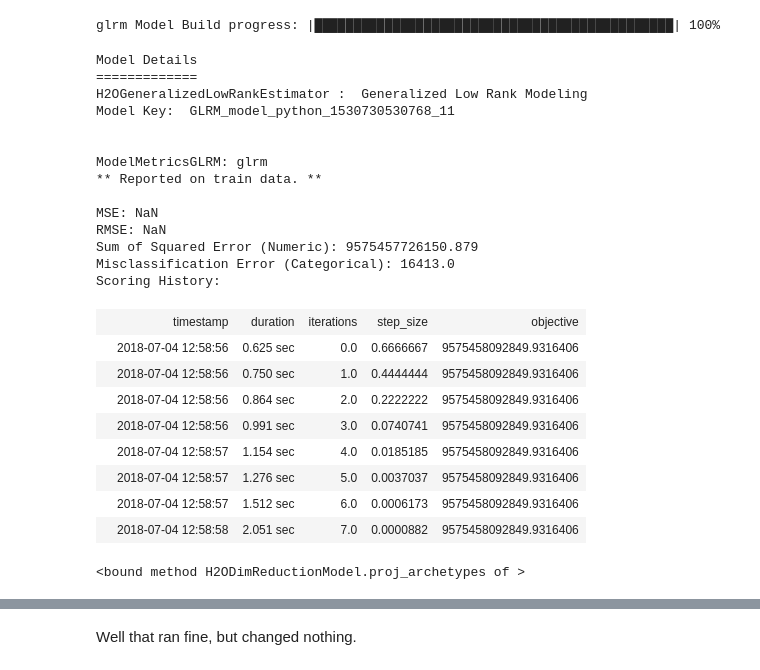
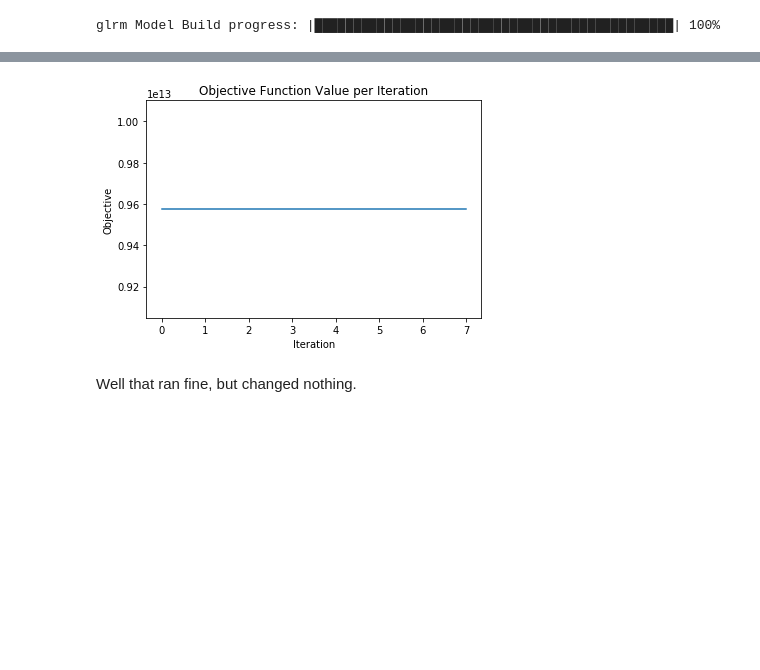
Before and after one commit to wwwslinger/drills, a Jupyter notebook: Thinkful/drills/h2o_test.ipynb, the cells around one changed output, grey strips where cells are left out. Saved outputs shown, nothing was run; the diff lists cells and outputs as text; code cells hidden in the pictures; blank space fills up the shorter version.

```diff
--- a/Thinkful/drills/h2o_test.ipynb
+++ b/Thinkful/drills/h2o_test.ipynb
@@ -159,30 +166,13 @@ glrmodel_2 = H2OGeneralizedLowRankEstimator(k=10,
 glrmodel_2.train(training_frame=khous_h2)
 # %% [output]
 glrm Model Build progress: |██████████████████████████████████████████████| 100%
-# %%
-glrmodel_2.proj_archetypes
-# %% [output]
-Model Details
-=============
-H2OGeneralizedLowRankEstimator :  Generalized Low Rank Modeling
-Model Key:  GLRM_model_python_1530730530768_11
-
-
-ModelMetricsGLRM: glrm
-** Reported on train data. **
-
-MSE: NaN
-RMSE: NaN
-Sum of Squared Error (Numeric): 9575457726150.879
-Misclassification Error (Categorical): 16413.0
-Scoring History:
-|  | timestamp | duration | iterations | step_size | objective |
-|  | 2018-07-04 12:58:56 | 0.625 sec | 0.0 | 0.6666667 | 9575458092849.9316406 |
-|  | 2018-07-04 12:58:56 | 0.750 sec | 1.0 | 0.4444444 | 9575458092849.9316406 |
-|  | 2018-07-04 12:58:56 | 0.864 sec | 2.0 | 0.2222222 | 9575458092849.9316406 |
-|  | 2018-07-04 12:58:56 | 0.991 sec | 3.0 | 0.0740741 | 9575458092849.9316406 |
-|  | 2018-07-04 12:58:57 | 1.154 sec | 4.0 | 0.0185185 | 9575458092849.9316406 |
-|  | 2018-07-04 12:58:57 | 1.276 sec | 5.0 | 0.0037037 | 9575458092849.9316406 |
-|  | 2018-07-04 12:58:57 | 1.512 sec | 6.0 | 0.0006173 | 9575458092849.9316406 |
-|  | 2018-07-04 12:58:58 | 2.051 sec | 7.0 | 0.0000882 | 9575458092849.9316406 |
-<bound method H2ODimReductionModel.proj_archetypes of >
+# %%
+# Plot objective function value each iteration
+model_score = glrmodel_2.score_history()
+plt.xlabel("Iteration")
+plt.ylabel("Objective")
+plt.title("Objective Function Value per Iteration")
+print(model_score)
+plt.plot(model_score["iterations"], model_score["objective"])
+plt.show()
+# %% [output]
@@ -189,3 +188,4 @@ Scoring History:
+[figure, added]
 # %% [markdown]
 Well that ran fine, but changed nothing.
 # %%
```
Also changed, not shown: parts of 4 cells of this notebook.
